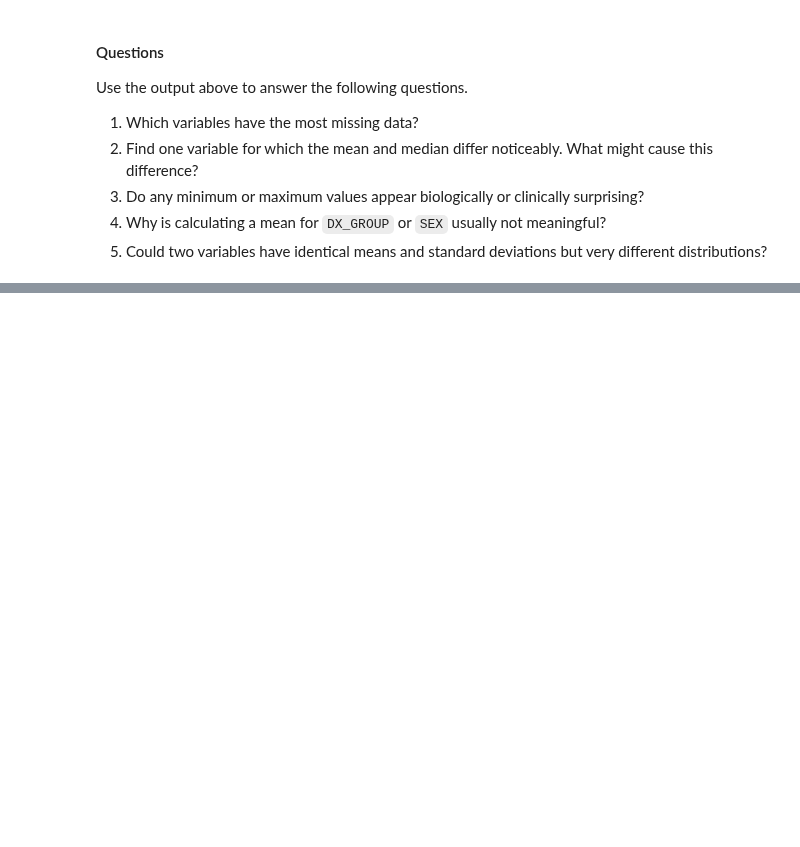
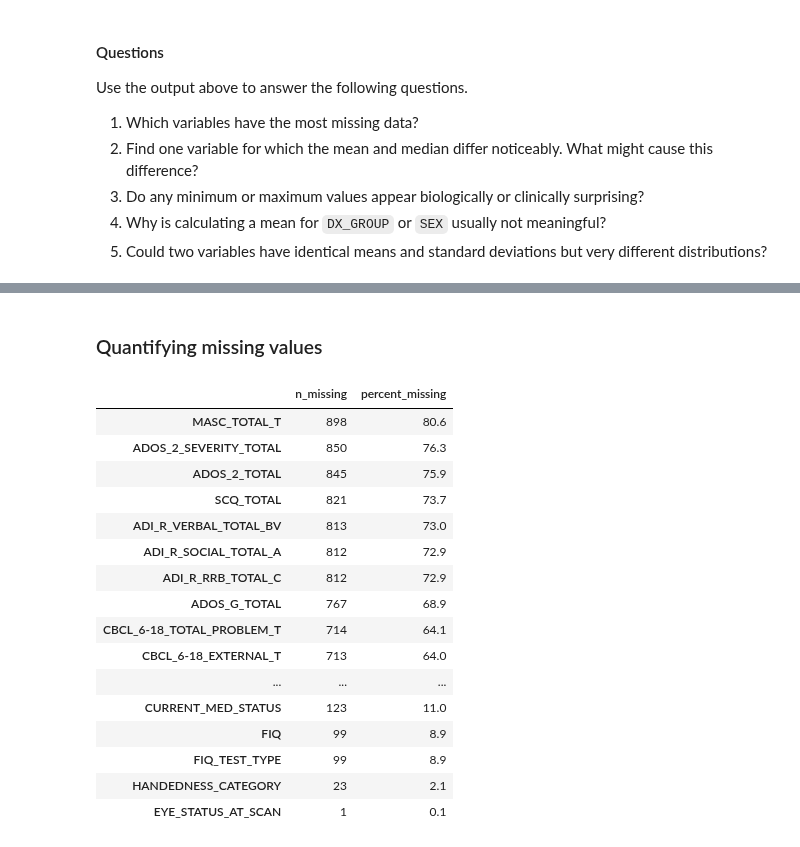
Before and after one commit to yoavmp/ml-neuro-tutorials, a Jupyter notebook: book/chapters/chapter_01/exercise_01.ipynb, the cells around one changed output, grey strips where cells are left out. Saved outputs shown, nothing was run; the diff lists cells and outputs as text; code cells hidden in the pictures; blank space fills up the shorter version.

Commit message:
EDA - missing values section

```diff
--- a/book/chapters/chapter_01/exercise_01.ipynb
+++ b/book/chapters/chapter_01/exercise_01.ipynb
@@ -311,0 +326,29 @@ Use the output above to answer the following questions.
+# %% [markdown]
+### Quantifying missing values
+# %%
+missing_summary = pd.DataFrame(
+    {
+        "n_missing": phenotypes.isna().sum(),
+        "percent_missing": phenotypes.isna().mean() * 100,
+    }
+).sort_values("percent_missing", ascending=False)
+
+missing_summary.query("n_missing > 0").round(1)
+# %% [output]
+|  | n_missing | percent_missing |
+| MASC_TOTAL_T | 898 | 80.6 |
+| ADOS_2_SEVERITY_TOTAL | 850 | 76.3 |
+| ADOS_2_TOTAL | 845 | 75.9 |
+| SCQ_TOTAL | 821 | 73.7 |
+| ADI_R_VERBAL_TOTAL_BV | 813 | 73.0 |
+| ADI_R_SOCIAL_TOTAL_A | 812 | 72.9 |
+| ADI_R_RRB_TOTAL_C | 812 | 72.9 |
+| ADOS_G_TOTAL | 767 | 68.9 |
+| CBCL_6-18_TOTAL_PROBLEM_T | 714 | 64.1 |
+| CBCL_6-18_EXTERNAL_T | 713 | 64.0 |
+| ... | ... | ... |
+| CURRENT_MED_STATUS | 123 | 11.0 |
+| FIQ | 99 | 8.9 |
+| FIQ_TEST_TYPE | 99 | 8.9 |
+| HANDEDNESS_CATEGORY | 23 | 2.1 |
+| EYE_STATUS_AT_SCAN | 1 | 0.1 |
```
Also changed, not shown: parts of 29 cells of this notebook.
